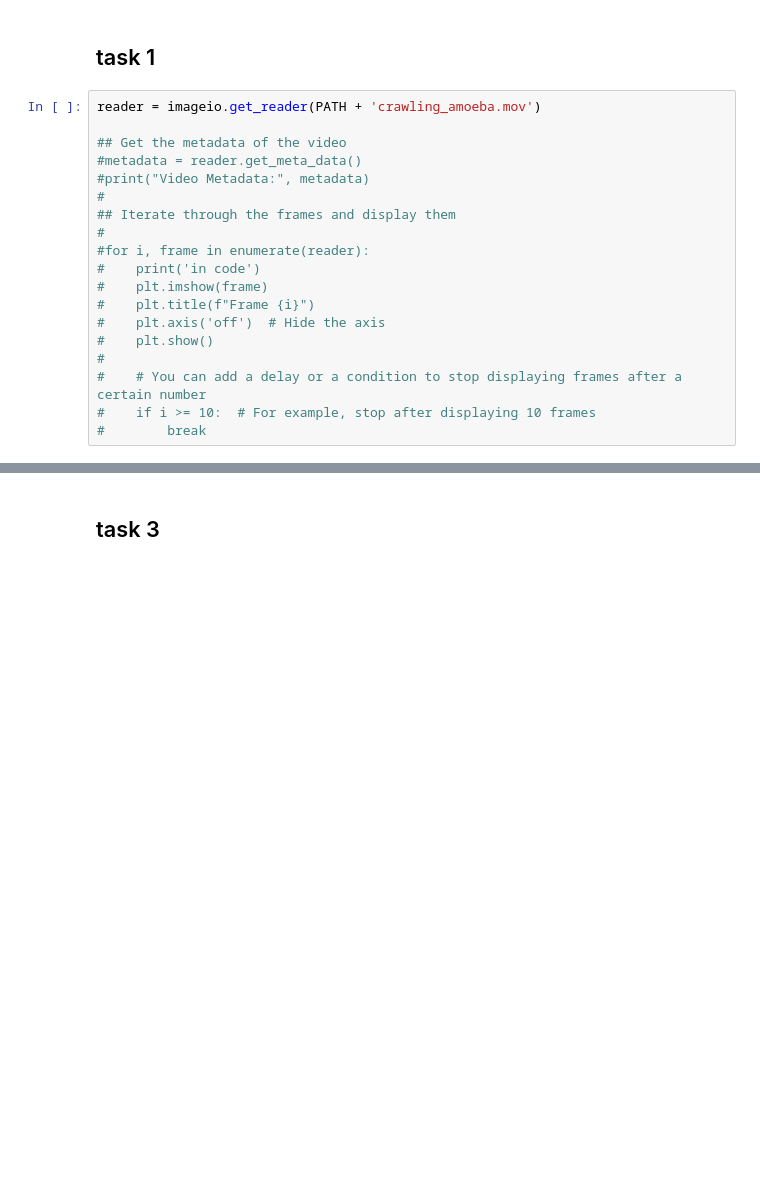
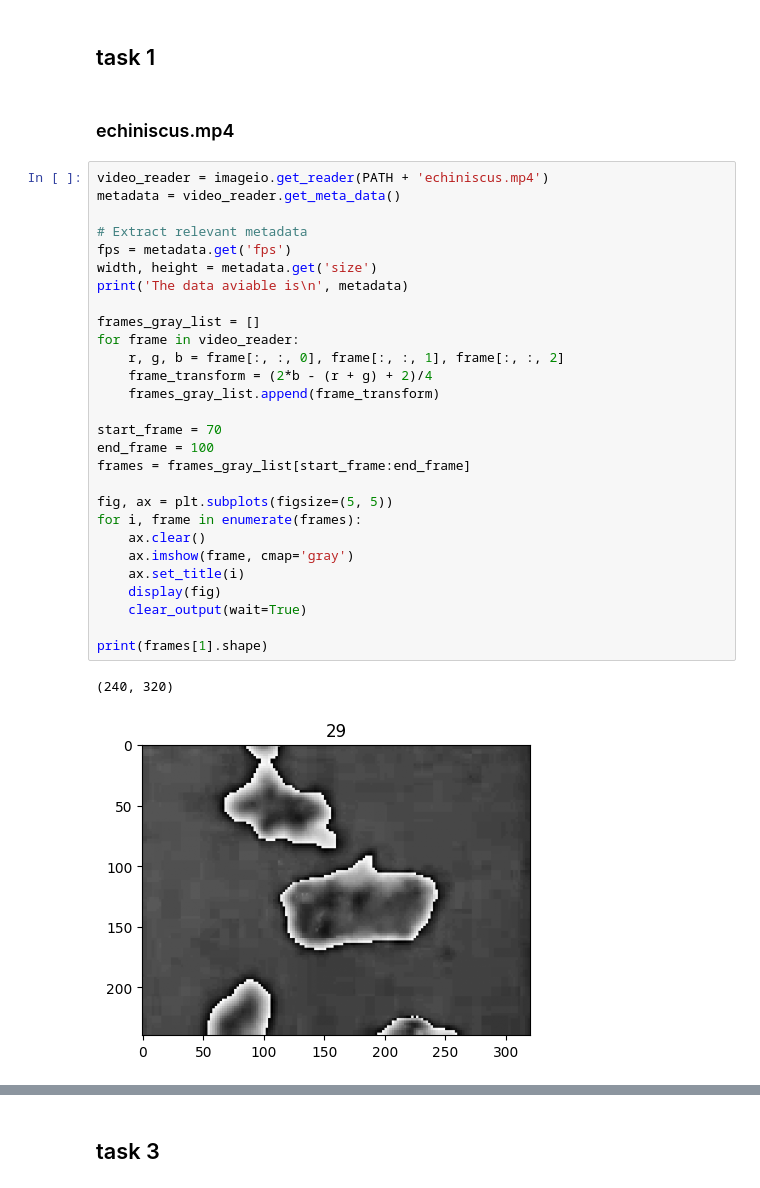
Before and after one commit to MadsPrip1/02506-Advanced-image-analysis, a Jupyter notebook: week6/week6.ipynb, the cells around one changed output, grey strips where cells are left out. Cells and saved outputs as stored; diff of their text form; blank space fills up the shorter version.

```diff
--- a/week6/week6.ipynb
+++ b/week6/week6.ipynb
@@ -98,22 +98,36 @@ plt.imshow(image, cmap='gray')
 [figure]
 # %% [markdown]
 ## task 1
-# %%
-reader = imageio.get_reader(PATH + 'crawling_amoeba.mov')
-
-## Get the metadata of the video
-#metadata = reader.get_meta_data()
-#print("Video Metadata:", metadata)
-#
-## Iterate through the frames and display them
-#
-#for i, frame in enumerate(reader):
-#    print('in code')
-#    plt.imshow(frame)
-#    plt.title(f"Frame {i}")
-#    plt.axis('off')  # Hide the axis
-#    plt.show()
-#
-#    # You can add a delay or a condition to stop displaying frames after a certain number
-#    if i >= 10:  # For example, stop after displaying 10 frames
-#        break
+# %% [markdown]
+### echiniscus.mp4
+# %%
+video_reader = imageio.get_reader(PATH + 'echiniscus.mp4')
+metadata = video_reader.get_meta_data()
+
+# Extract relevant metadata
+fps = metadata.get('fps')
+width, height = metadata.get('size')
+print('The data aviable is\n', metadata)
+
+frames_gray_list = []
+for frame in video_reader:
+    r, g, b = frame[:, :, 0], frame[:, :, 1], frame[:, :, 2]
+    frame_transform = (2*b - (r + g) + 2)/4
+    frames_gray_list.append(frame_transform)
+
+start_frame = 70
+end_frame = 100
+frames = frames_gray_list[start_frame:end_frame]
+
+fig, ax = plt.subplots(figsize=(5, 5))
+for i, frame in enumerate(frames):
+    ax.clear()
+    ax.imshow(frame, cmap='gray')
+    ax.set_title(i)
+    display(fig)
+    clear_output(wait=True)
+
+print(frames[1].shape)
+# %% [output]
+(240, 320)
+[figure, added]
```
Also changed, not shown: parts of 22 cells of this notebook.
